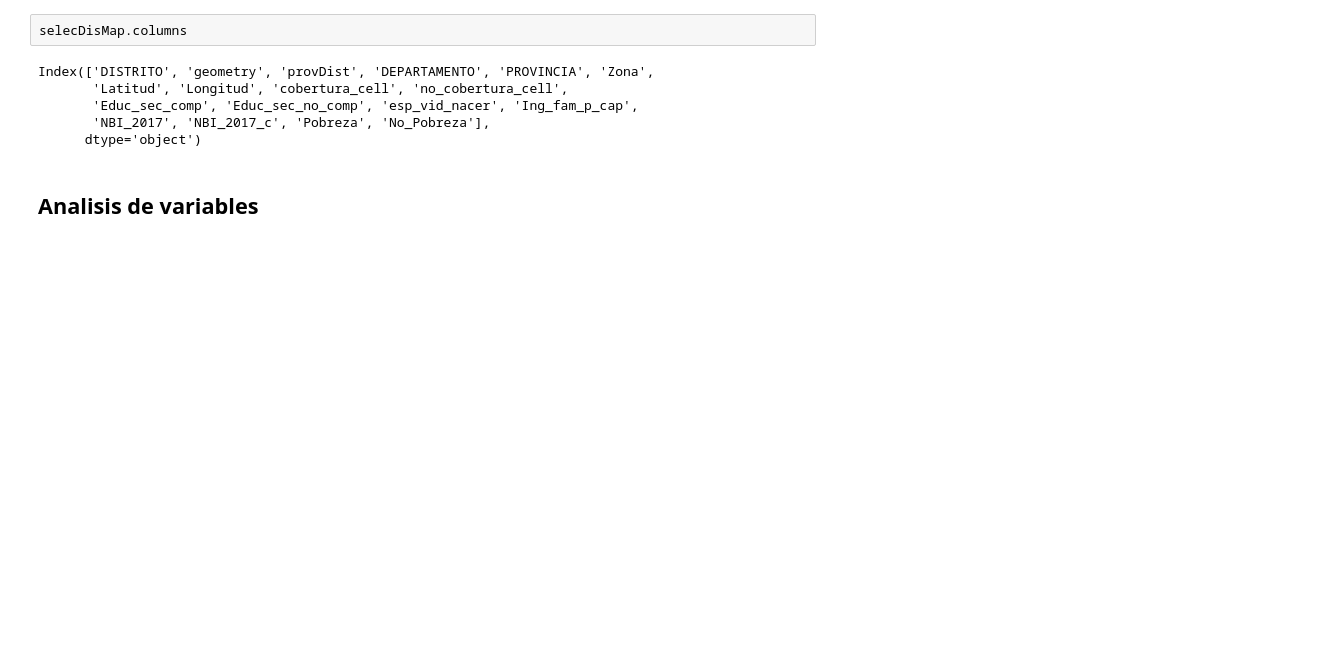
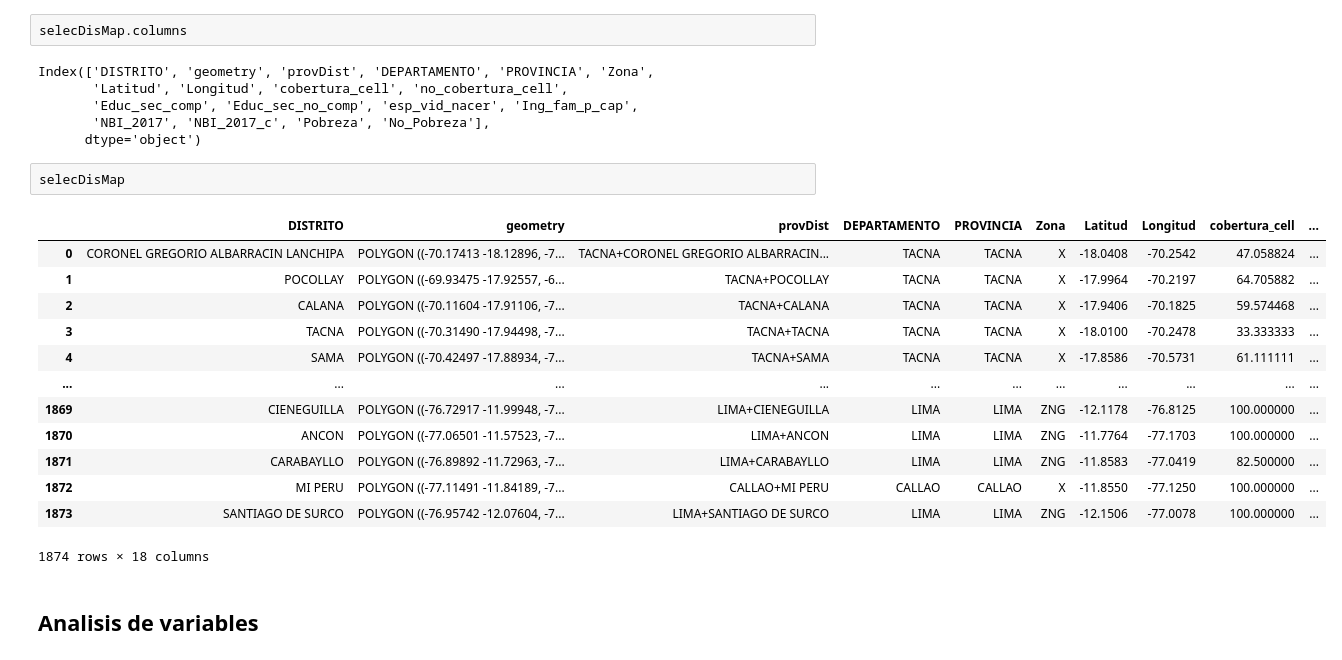
Before and after one commit to chorrillos/spatial, a Jupyter notebook: spatial.ipynb, the cells around one changed output. Drawn from its saved outputs; the diff is of its cells as text; blank space fills up the shorter version.

```diff
--- a/spatial.ipynb
+++ b/spatial.ipynb
@@ -136,6 +136,22 @@ Index(['DISTRITO', 'geometry', 'provDist', 'DEPARTAMENTO', 'PROVINCIA', 'Zona',
        'Educ_sec_comp', 'Educ_sec_no_comp', 'esp_vid_nacer', 'Ing_fam_p_cap',
        'NBI_2017', 'NBI_2017_c', 'Pobreza', 'No_Pobreza'],
       dtype='object')
+# %%
+selecDisMap
+# %% [output]
+|  | DISTRITO | geometry | provDist | DEPARTAMENTO | PROVINCIA | Zona | Latitud | Longitud | cobertura_cell | ... |
+| 0 | CORONEL GREGORIO ALBARRACIN LANCHIPA | POLYGON ((-70.17413 -18.12896, -7... | TACNA+CORONEL GREGORIO ALBARRACIN... | TACNA | TACNA | X | -18.0408 | -70.2542 | 47.058824 | ... |
+| 1 | POCOLLAY | POLYGON ((-69.93475 -17.92557, -6... | TACNA+POCOLLAY | TACNA | TACNA | X | -17.9964 | -70.2197 | 64.705882 | ... |
+| 2 | CALANA | POLYGON ((-70.11604 -17.91106, -7... | TACNA+CALANA | TACNA | TACNA | X | -17.9406 | -70.1825 | 59.574468 | ... |
+| 3 | TACNA | POLYGON ((-70.31490 -17.94498, -7... | TACNA+TACNA | TACNA | TACNA | X | -18.0100 | -70.2478 | 33.333333 | ... |
+| 4 | SAMA | POLYGON ((-70.42497 -17.88934, -7... | TACNA+SAMA | TACNA | TACNA | X | -17.8586 | -70.5731 | 61.111111 | ... |
+| ... | ... | ... | ... | ... | ... | ... | ... | ... | ... | ... |
+| 1869 | CIENEGUILLA | POLYGON ((-76.72917 -11.99948, -7... | LIMA+CIENEGUILLA | LIMA | LIMA | ZNG | -12.1178 | -76.8125 | 100.000000 | ... |
+| 1870 | ANCON | POLYGON ((-77.06501 -11.57523, -7... | LIMA+ANCON | LIMA | LIMA | ZNG | -11.7764 | -77.1703 | 100.000000 | ... |
+| 1871 | CARABAYLLO | POLYGON ((-76.89892 -11.72963, -7... | LIMA+CARABAYLLO | LIMA | LIMA | ZNG | -11.8583 | -77.0419 | 82.500000 | ... |
+| 1872 | MI PERU | POLYGON ((-77.11491 -11.84189, -7... | CALLAO+MI PERU | CALLAO | CALLAO | X | -11.8550 | -77.1250 | 100.000000 | ... |
+| 1873 | SANTIAGO DE SURCO | POLYGON ((-76.95742 -12.07604, -7... | LIMA+SANTIAGO DE SURCO | LIMA | LIMA | ZNG | -12.1506 | -77.0078 | 100.000000 | ... |
+1874 rows × 18 columns
 # %% [markdown]
 ## Analisis de variables
 # %%
```
Also changed, not shown: parts of 1 cell of this notebook, 1 other file.
